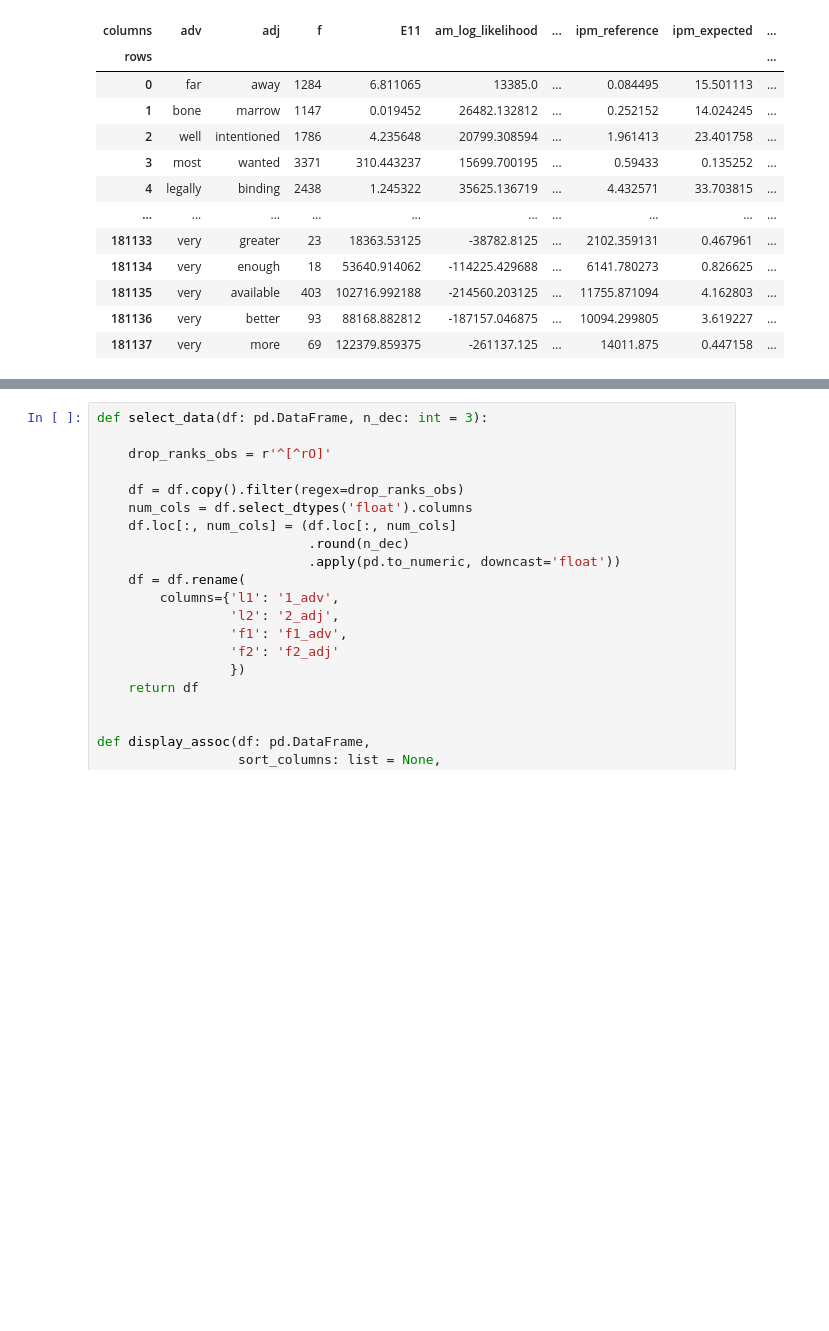
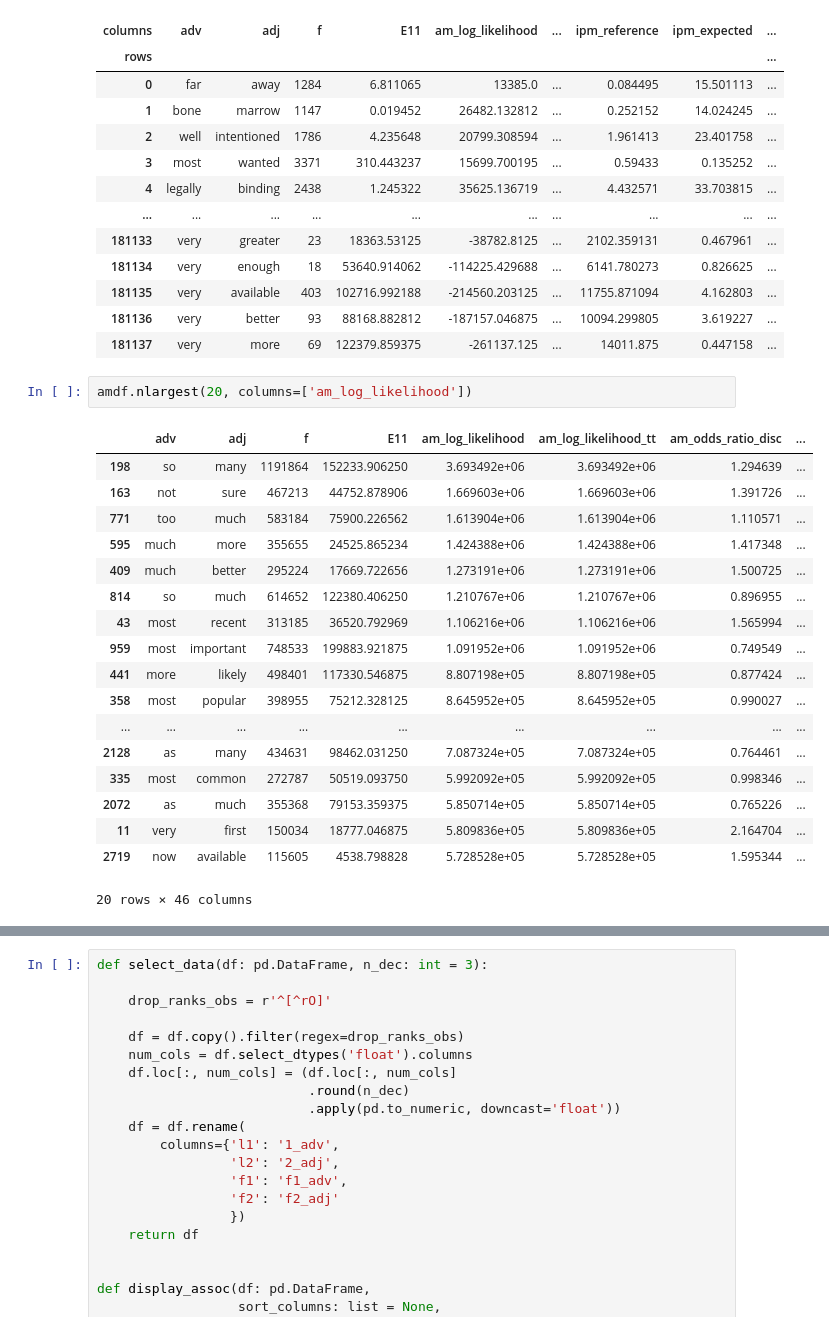
Before and after one commit to AndreaTheLinguist/sanpi, a Jupyter notebook: notebooks/adv-adj_associations.ipynb, the cells around one changed output, grey strips where cells are left out. Drawn from its saved outputs; the diff is of its cells as text; blank space fills up the shorter version.

```diff
--- a/notebooks/adv-adj_associations.ipynb
+++ b/notebooks/adv-adj_associations.ipynb
@@ -38,3 +38,24 @@ corners(amdf)
 | 181135 | very | available | 403 | 102716.992188 | -214560.203125 | ... | 11755.871094 | 4.162803 | ... |
 | 181136 | very | better | 93 | 88168.882812 | -187157.046875 | ... | 10094.299805 | 3.619227 | ... |
 | 181137 | very | more | 69 | 122379.859375 | -261137.125 | ... | 14011.875 | 0.447158 | ... |
+# %%
+amdf.nlargest(20, columns=['am_log_likelihood'])
+# %% [output]
+|  | adv | adj | f | E11 | am_log_likelihood | am_log_likelihood_tt | am_odds_ratio_disc | ... |
+| 198 | so | many | 1191864 | 152233.906250 | 3.693492e+06 | 3.693492e+06 | 1.294639 | ... |
+| 163 | not | sure | 467213 | 44752.878906 | 1.669603e+06 | 1.669603e+06 | 1.391726 | ... |
+| 771 | too | much | 583184 | 75900.226562 | 1.613904e+06 | 1.613904e+06 | 1.110571 | ... |
+| 595 | much | more | 355655 | 24525.865234 | 1.424388e+06 | 1.424388e+06 | 1.417348 | ... |
+| 409 | much | better | 295224 | 17669.722656 | 1.273191e+06 | 1.273191e+06 | 1.500725 | ... |
+| 814 | so | much | 614652 | 122380.406250 | 1.210767e+06 | 1.210767e+06 | 0.896955 | ... |
+| 43 | most | recent | 313185 | 36520.792969 | 1.106216e+06 | 1.106216e+06 | 1.565994 | ... |
+| 959 | most | important | 748533 | 199883.921875 | 1.091952e+06 | 1.091952e+06 | 0.749549 | ... |
+| 441 | more | likely | 498401 | 117330.546875 | 8.807198e+05 | 8.807198e+05 | 0.877424 | ... |
+| 358 | most | popular | 398955 | 75212.328125 | 8.645952e+05 | 8.645952e+05 | 0.990027 | ... |
+| ... | ... | ... | ... | ... | ... | ... | ... | ... |
+| 2128 | as | many | 434631 | 98462.031250 | 7.087324e+05 | 7.087324e+05 | 0.764461 | ... |
+| 335 | most | common | 272787 | 50519.093750 | 5.992092e+05 | 5.992092e+05 | 0.998346 | ... |
+| 2072 | as | much | 355368 | 79153.359375 | 5.850714e+05 | 5.850714e+05 | 0.765226 | ... |
+| 11 | very | first | 150034 | 18777.046875 | 5.809836e+05 | 5.809836e+05 | 2.164704 | ... |
+| 2719 | now | available | 115605 | 4538.798828 | 5.728528e+05 | 5.728528e+05 | 1.595344 | ... |
+20 rows × 46 columns
```
Also changed, not shown: parts of 10 cells of this notebook, 1 other file.
